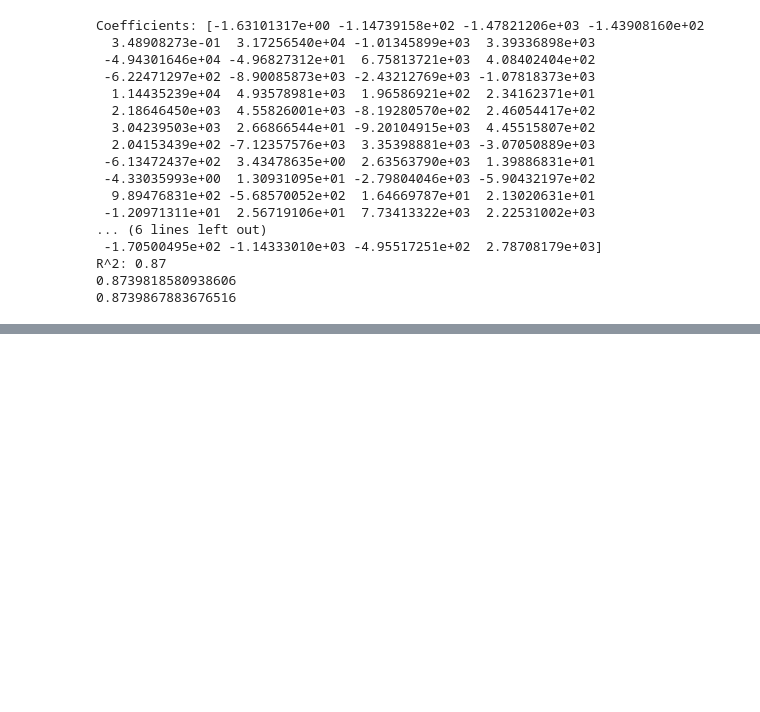
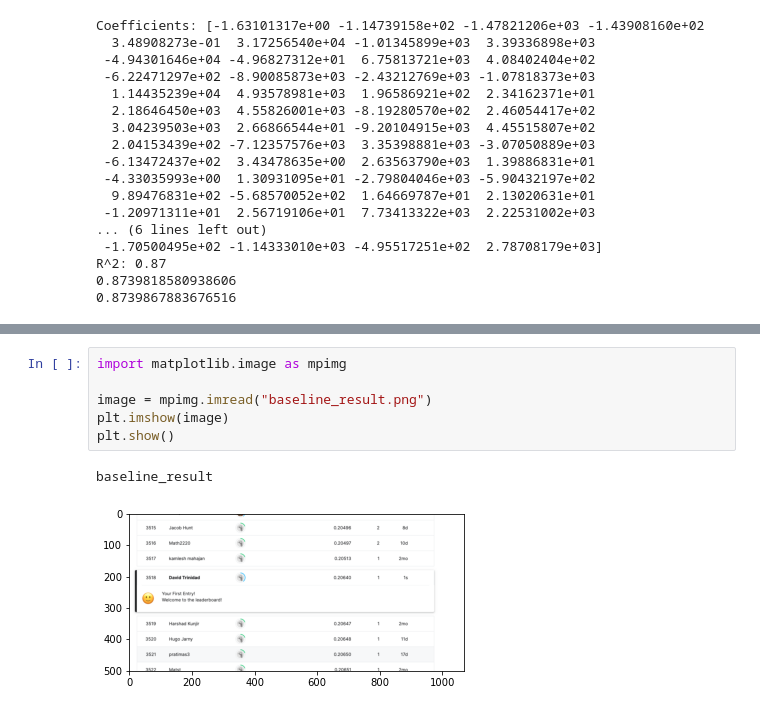
Before and after one commit to dtrinidad002/W207_Final_Project, a Jupyter notebook: Project_Baseline.ipynb, the cells around one changed output, grey strips where cells are left out. Saved outputs shown, nothing was run; the diff lists cells and outputs as text; blank space fills up the shorter version.

```diff
--- a/Project_Baseline.ipynb
+++ b/Project_Baseline.ipynb
@@ -233,0 +234,9 @@ sub.to_csv(path_or_buf="baseline_submisson.csv",index=False)
+# %%
+import matplotlib.image as mpimg
+
+image = mpimg.imread("baseline_result.png")
+plt.imshow(image)
+plt.show()
+# %% [output]
+baseline_result
+[figure, added]
```
Also changed, not shown: parts of 1 cell of this notebook.
